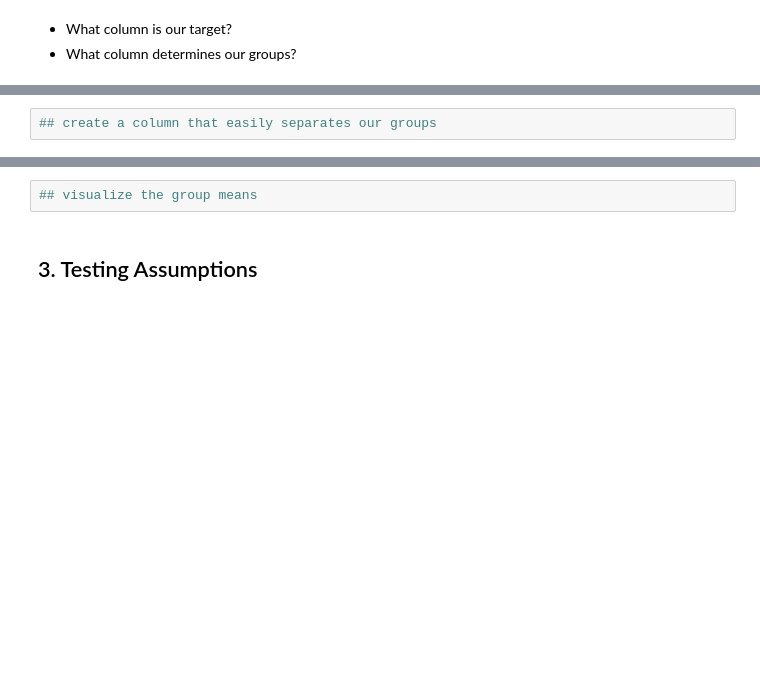
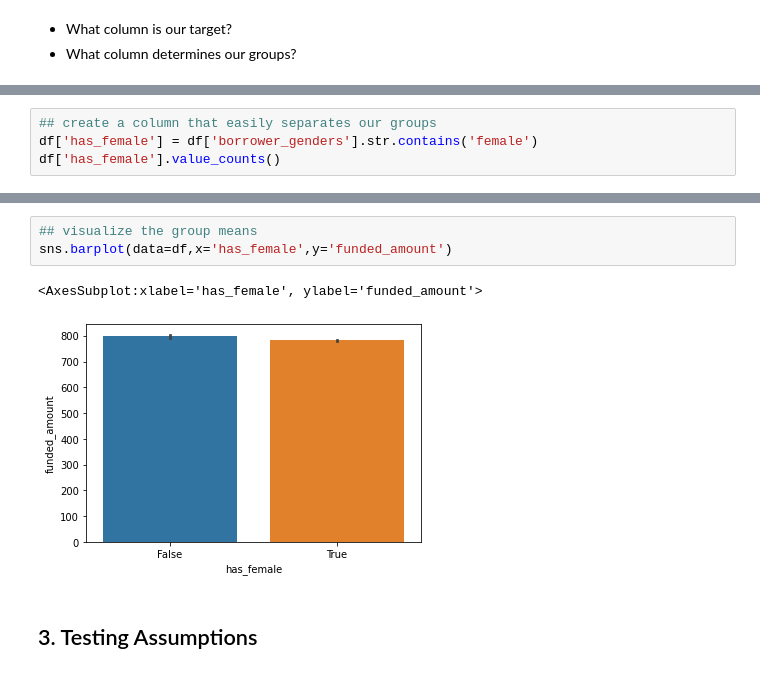
Before and after one commit to coding-dojo-data-science/data-enrichment-wk15-lect02-activity, a Jupyter notebook: Class-Wk15-L02-Hypothesis-Testing-Copy1.ipynb, the cells around one changed output, grey strips where cells are left out. Drawn from its saved outputs; the diff is of its cells as text; blank space fills up the shorter version.

```diff
--- a/Class-Wk15-L02-Hypothesis-Testing-Copy1.ipynb
+++ b/Class-Wk15-L02-Hypothesis-Testing-Copy1.ipynb
@@ -65,2 +128,4 @@ df.head()
 # %%
 ## create a column that easily separates our groups
+df['has_female'] = df['borrower_genders'].str.contains('female')
+df['has_female'].value_counts()
@@ -82,5 +212,9 @@ plot_df
 # %%
 ## visualize the group means
+sns.barplot(data=df,x='has_female',y='funded_amount')
+# %% [output]
+<AxesSubplot:xlabel='has_female', ylabel='funded_amount'>
+[figure, added]
 # %% [markdown]
 ## 3. Testing Assumptions
 # %% [markdown]
```
Also changed, not shown: parts of 29 cells of this notebook.
